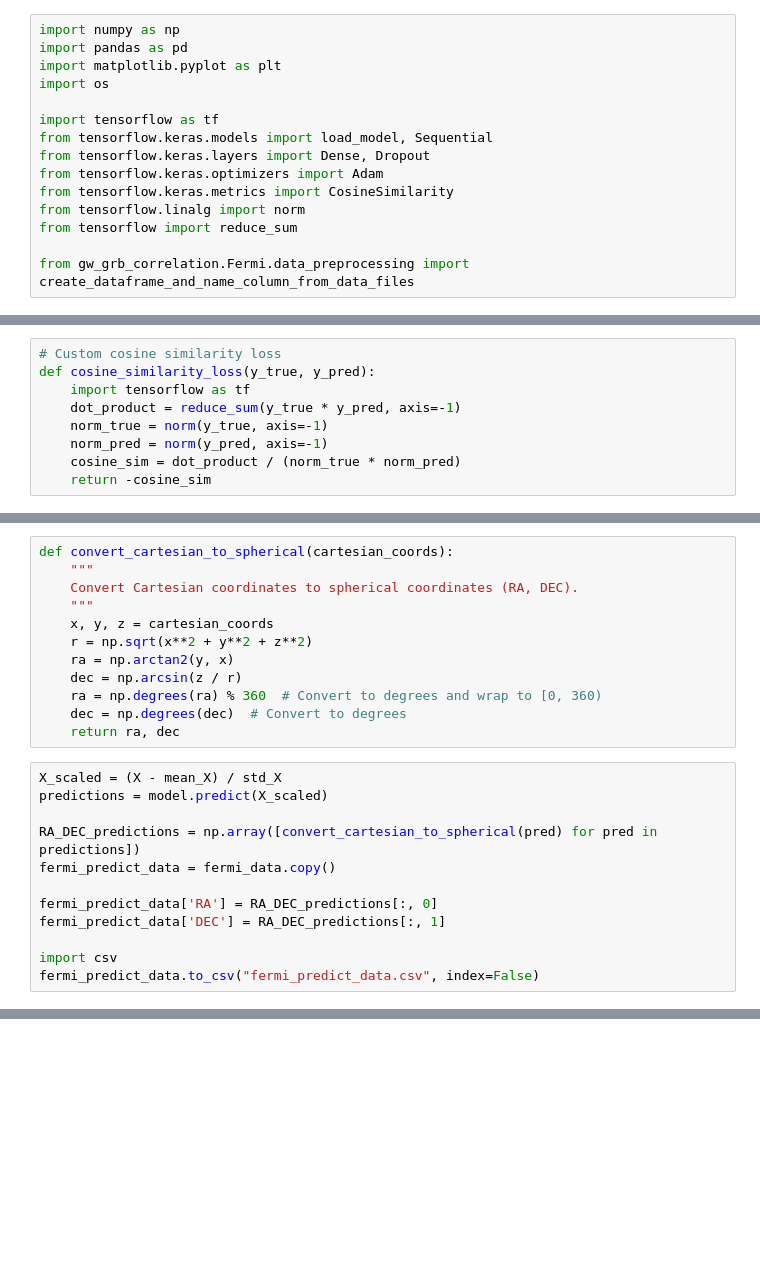
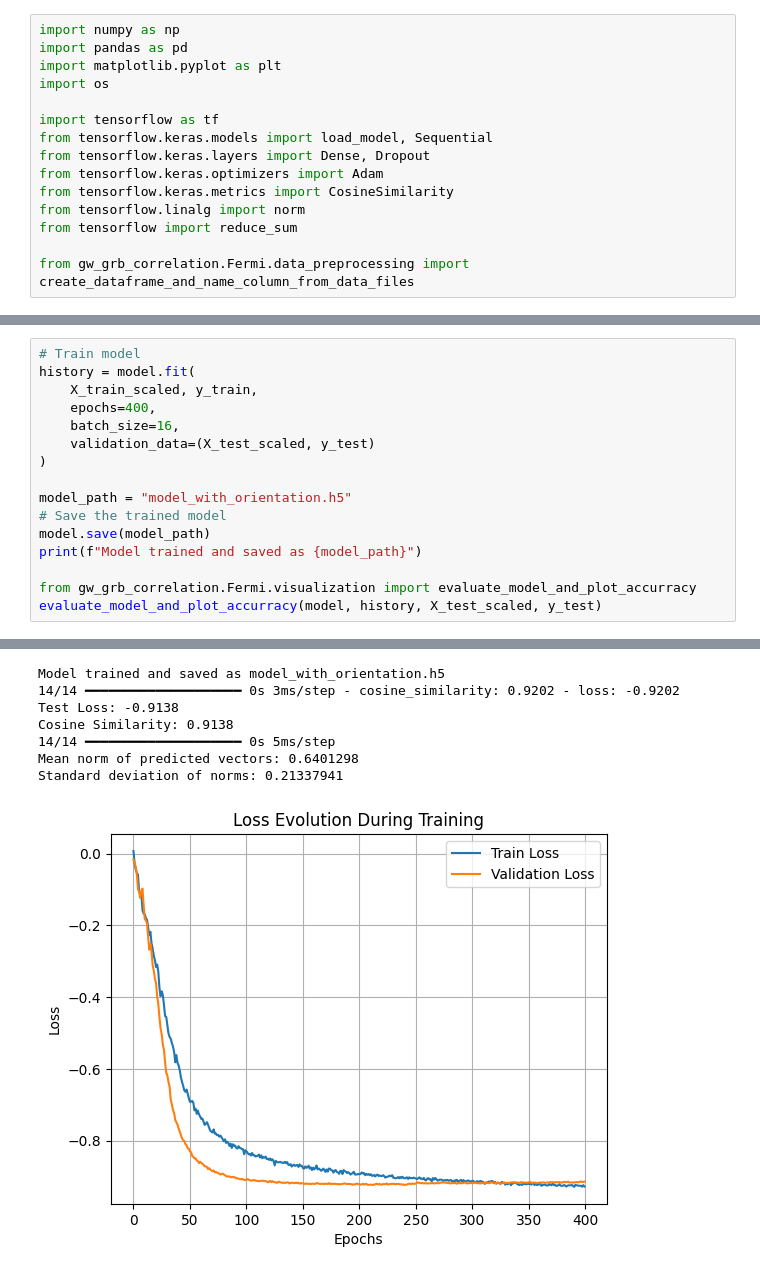
Before and after one commit to PHYS549/group_project_2025, a Jupyter notebook: demo/fermi_position_predictor.ipynb, the cells around one changed output, grey strips where cells are left out. Drawn from its saved outputs; the diff is of its cells as text; blank space fills up the shorter version.

```diff
--- a/demo/fermi_position_predictor.ipynb
+++ b/demo/fermi_position_predictor.ipynb
@@ -58,10 +34 @@ X_test_scaled = (X_test - mean_X) / std_X
-# %%
-# Custom cosine similarity loss
-def cosine_similarity_loss(y_true, y_pred):
-    import tensorflow as tf
-    dot_product = reduce_sum(y_true * y_pred, axis=-1)
-    norm_true = norm(y_true, axis=-1)
-    norm_pred = norm(y_pred, axis=-1)
-    cosine_sim = dot_product / (norm_true * norm_pred)
-    return -cosine_sim
 # %%
@@ -161,25 +53,17 @@ Standard deviation of norms: 0.1419012
-# %%
-def convert_cartesian_to_spherical(cartesian_coords):
-    """
-    Convert Cartesian coordinates to spherical coordinates (RA, DEC).
-    """
-    x, y, z = cartesian_coords
-    r = np.sqrt(x**2 + y**2 + z**2)
-    ra = np.arctan2(y, x)
-    dec = np.arcsin(z / r)
-    ra = np.degrees(ra) % 360  # Convert to degrees and wrap to [0, 360)
-    dec = np.degrees(dec)  # Convert to degrees
-    return ra, dec
 # %%
-X_scaled = (X - mean_X) / std_X
-predictions = model.predict(X_scaled)
+# Train model
+history = model.fit(
+    X_train_scaled, y_train,
+    epochs=400,
+    batch_size=16,
+    validation_data=(X_test_scaled, y_test)
+)
 
-RA_DEC_predictions = np.array([convert_cartesian_to_spherical(pred) for pred in predictions])
-fermi_predict_data = fermi_data.copy()
+model_path = "model_with_orientation.h5"
+# Save the trained model
+model.save(model_path)
+print(f"Model trained and saved as {model_path}")
 
-fermi_predict_data['RA'] = RA_DEC_predictions[:, 0]
-fermi_predict_data['DEC'] = RA_DEC_predictions[:, 1]
-
-import csv
-fermi_predict_data.to_csv("fermi_predict_data.csv", index=False)
+from gw_grb_correlation.Fermi.visualization import evaluate_model_and_plot_accurracy
+evaluate_model_and_plot_accurracy(model, history, X_test_scaled, y_test)
 # %% [output]
@@ -186,0 +88,8 @@ fermi_predict_data.to_csv("fermi_predict_data.csv", index=False)
+Model trained and saved as model_with_orientation.h5
+14/14 ━━━━━━━━━━━━━━━━━━━━ 0s 3ms/step - cosine_similarity: 0.9202 - loss: -0.9202
+Test Loss: -0.9138
+Cosine Similarity: 0.9138
+14/14 ━━━━━━━━━━━━━━━━━━━━ 0s 5ms/step
+Mean norm of predicted vectors: 0.6401298
+Standard deviation of norms: 0.21337941
+[figure, added]
```
Also changed, not shown: parts of 13 cells of this notebook, 1 other file.
